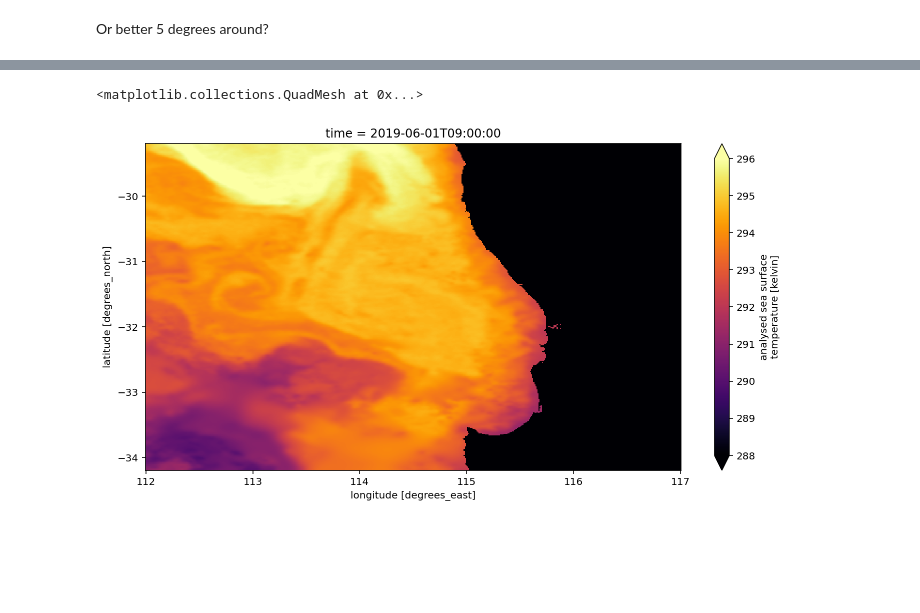
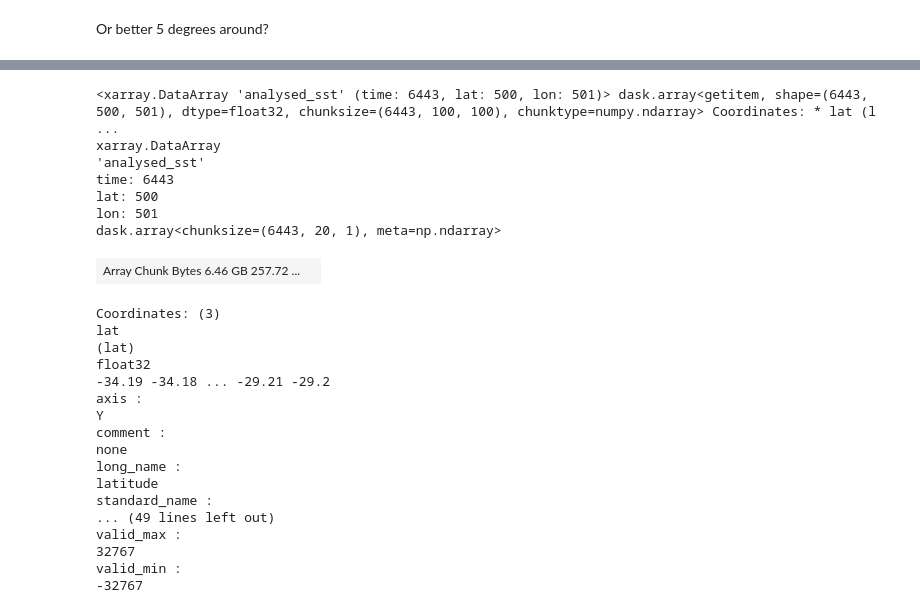
Before and after one commit to oceanhackweek/ohw20-proj-marine-heat-waves, a Jupyter notebook: get_aws_satellite_xarray_MHW.ipynb, the cells around one changed output, grey strips where cells are left out. Cells and saved outputs as stored; diff of their text form; code cells hidden in the pictures; blank space fills up the shorter version.

```diff
--- a/get_aws_satellite_xarray_MHW.ipynb
+++ b/get_aws_satellite_xarray_MHW.ipynb
@@ -199,7 +232,6 @@ Or better 5 degrees around?
 # %%
 %%time
 
-subset_AU = ds_sst['analysed_sst'].sel(time='2019-06-01',lat=slice(-31.7-2.5,-31.7+2.5),lon=slice(114.5-2.5,114.5+2.5))
-
-subset_AU.plot(vmin=288,vmax=296,cmap='inferno')
+subset_AU = ds_sst['analysed_sst'].sel(lat=slice(-31.7-2.5,-31.7+2.5),lon=slice(114.5-2.5,114.5+2.5))
+subset_AU
 # %% [output]
@@ -208,5 +240,28 @@ Wall time: 17.9 s
-<matplotlib.collections.QuadMesh at 0x...>
+<xarray.DataArray 'analysed_sst' (time: 6443, lat: 500, lon: 501)> dask.array<getitem, shape=(6443, 500, 501), dtype=float32, chunksize=(6443, 100, 100), chunktype=numpy.ndarray> Coordinates: * lat (l ...
+xarray.DataArray
+'analysed_sst'
+time: 6443
+lat: 500
+lon: 501
+dask.array<chunksize=(6443, 20, 1), meta=np.ndarray>
-[figure, removed]
+| Array Chunk Bytes 6.46 GB 257.72 ... |  |
+Coordinates: (3)
+lat
+(lat)
+float32
+-34.19 -34.18 ... -29.21 -29.2
+axis :
+Y
+comment :
+none
+long_name :
+latitude
+standard_name :
+... (49 lines left out)
+valid_max :
+32767
+valid_min :
+-32767
 # %%
 %%time
 
```
Also changed, not shown: parts of 6 cells of this notebook.
